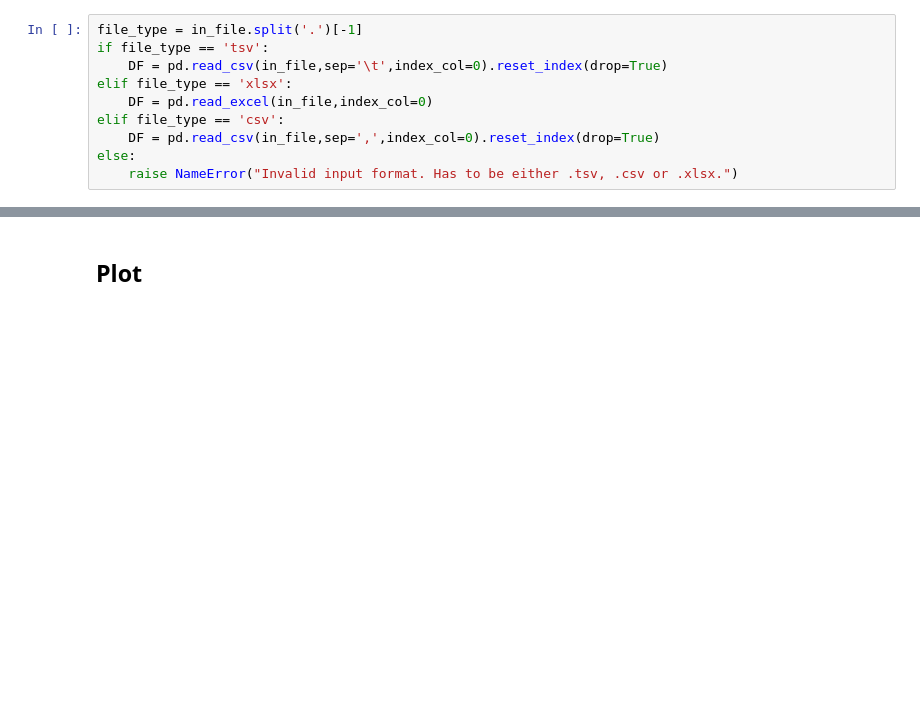
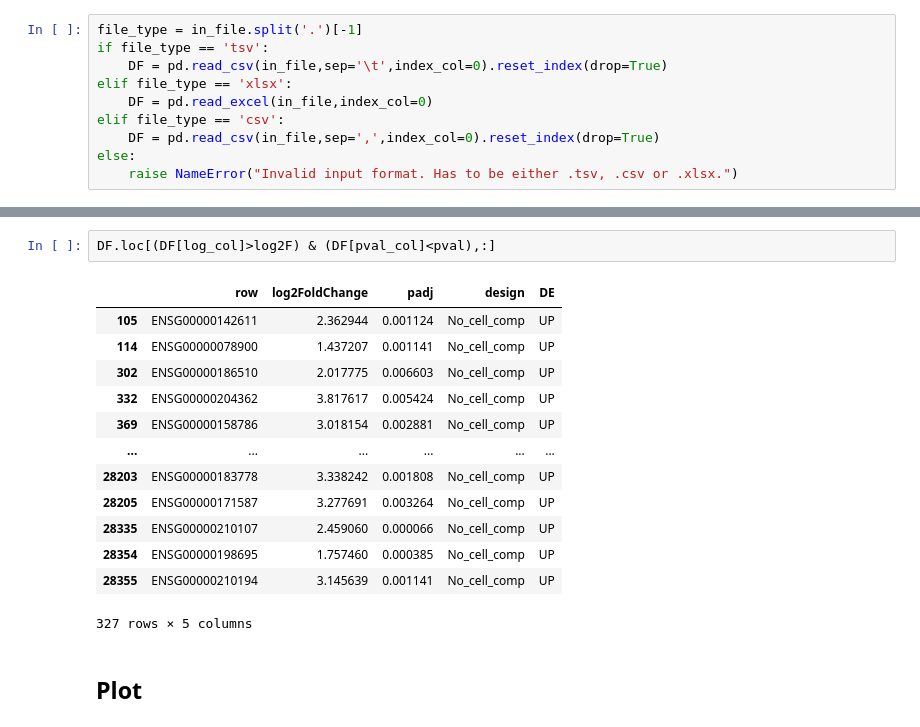
Before and after one commit to BioinfoVisualization/pyVolcano, a Jupyter notebook: src/test_load_module.ipynb, the cells around one changed output, grey strips where cells are left out. Cells and saved outputs as stored; diff of their text form; blank space fills up the shorter version.

```diff
--- a/src/test_load_module.ipynb
+++ b/src/test_load_module.ipynb
@@ -39,3 +57,19 @@ DF
+# %%
+DF.loc[(DF[log_col]>log2F) & (DF[pval_col]<pval),:]
+# %% [output]
+|  | row | log2FoldChange | padj | design | DE |
+| 105 | ENSG00000142611 | 2.362944 | 0.001124 | No_cell_comp | UP |
+| 114 | ENSG00000078900 | 1.437207 | 0.001141 | No_cell_comp | UP |
+| 302 | ENSG00000186510 | 2.017775 | 0.006603 | No_cell_comp | UP |
+| 332 | ENSG00000204362 | 3.817617 | 0.005424 | No_cell_comp | UP |
+| 369 | ENSG00000158786 | 3.018154 | 0.002881 | No_cell_comp | UP |
+| ... | ... | ... | ... | ... | ... |
+| 28203 | ENSG00000183778 | 3.338242 | 0.001808 | No_cell_comp | UP |
+| 28205 | ENSG00000171587 | 3.277691 | 0.003264 | No_cell_comp | UP |
+| 28335 | ENSG00000210107 | 2.459060 | 0.000066 | No_cell_comp | UP |
+| 28354 | ENSG00000198695 | 1.757460 | 0.000385 | No_cell_comp | UP |
+| 28355 | ENSG00000210194 | 3.145639 | 0.001141 | No_cell_comp | UP |
+327 rows × 5 columns
 # %% [markdown]
 ## Plot
 # %%
```
Also changed, not shown: parts of 4 cells of this notebook, 1 other file.
